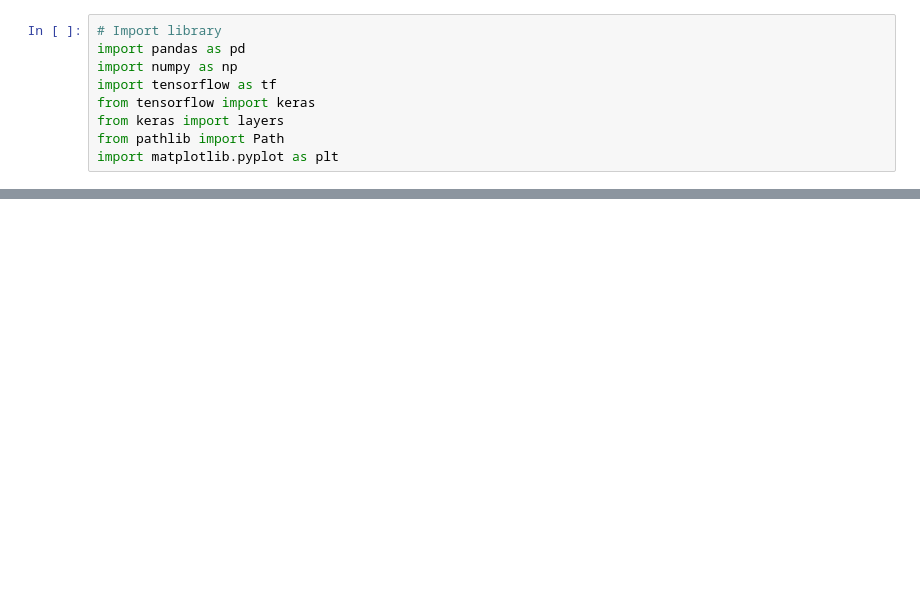
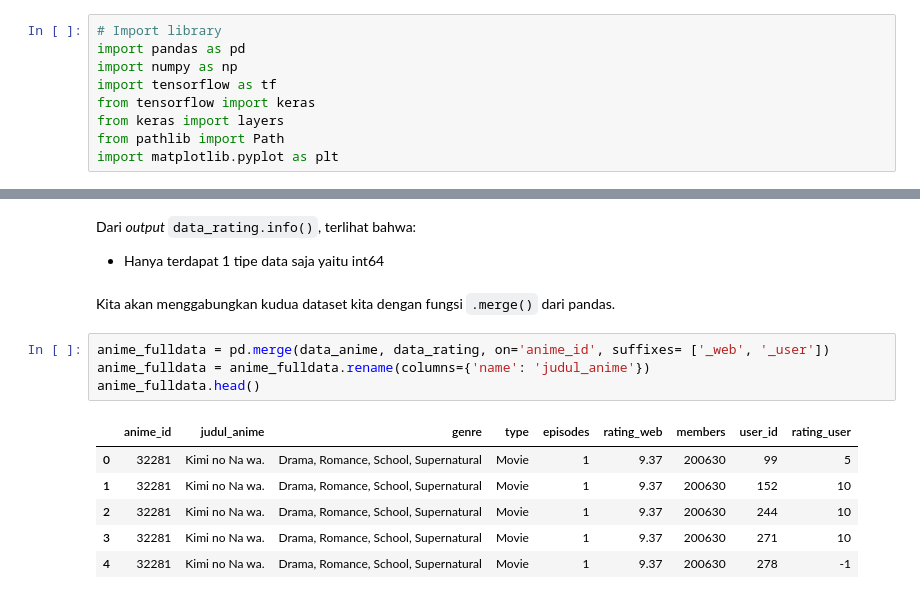
Before and after one commit to izzul112/ML_BMLT-Proyek_Akhir-Sistem_Rekomendasi-Anime, a Jupyter notebook: Proyek_Akhir_Sistem_Rekomendasi.ipynb, the cells around one changed output, grey strips where cells are left out. Drawn from its saved outputs; the diff is of its cells as text; blank space fills up the shorter version.

```diff
--- a/Proyek_Akhir_Sistem_Rekomendasi.ipynb
+++ b/Proyek_Akhir_Sistem_Rekomendasi.ipynb
@@ -70,0 +181,17 @@ import matplotlib.pyplot as plt
+# %% [markdown]
+Dari *output* `data_rating.info()`, terlihat bahwa:
+
+*   Hanya terdapat 1 tipe data saja yaitu int64
+# %% [markdown]
+Kita akan menggabungkan kudua dataset kita dengan fungsi `.merge()` dari pandas.
+# %%
+anime_fulldata = pd.merge(data_anime, data_rating, on='anime_id', suffixes= ['_web', '_user'])
+anime_fulldata = anime_fulldata.rename(columns={'name': 'judul_anime'})
+anime_fulldata.head()
+# %% [output]
+|  | anime_id | judul_anime | genre | type | episodes | rating_web | members | user_id | rating_user |
+| 0 | 32281 | Kimi no Na wa. | Drama, Romance, School, Supernatural | Movie | 1 | 9.37 | 200630 | 99 | 5 |
+| 1 | 32281 | Kimi no Na wa. | Drama, Romance, School, Supernatural | Movie | 1 | 9.37 | 200630 | 152 | 10 |
+| 2 | 32281 | Kimi no Na wa. | Drama, Romance, School, Supernatural | Movie | 1 | 9.37 | 200630 | 244 | 10 |
+| 3 | 32281 | Kimi no Na wa. | Drama, Romance, School, Supernatural | Movie | 1 | 9.37 | 200630 | 271 | 10 |
+| 4 | 32281 | Kimi no Na wa. | Drama, Romance, School, Supernatural | Movie | 1 | 9.37 | 200630 | 278 | -1 |
```
Also changed, not shown: parts of 18 cells of this notebook.
